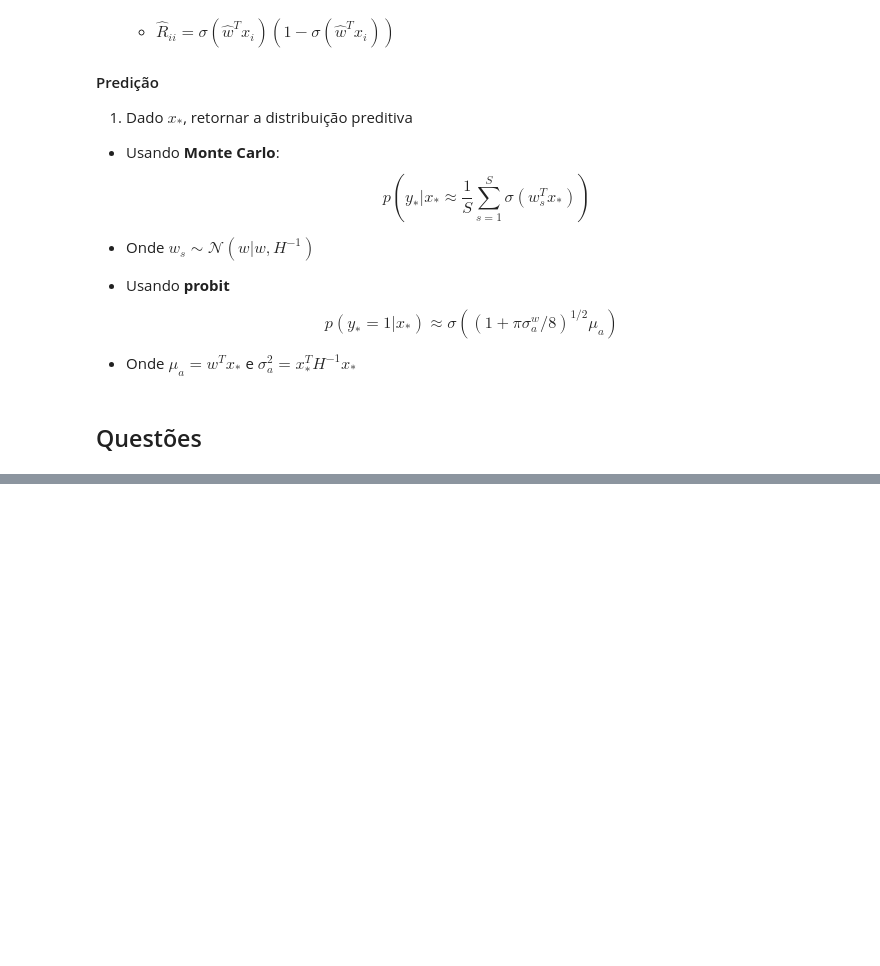
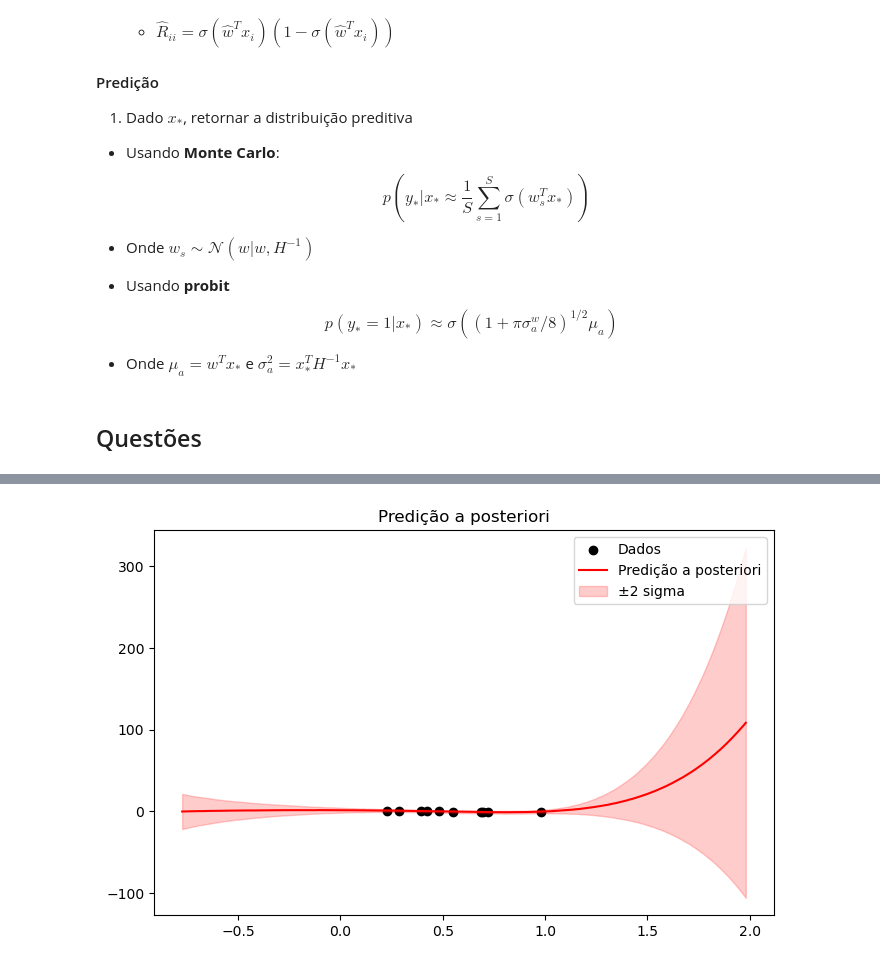
Before and after one commit to Lucasaraga0/ama_prob, a Jupyter notebook: amaprob_trab2/lista2.ipynb, the cells around one changed output, grey strips where cells are left out. Drawn from its saved outputs; the diff is of its cells as text; code cells hidden in the pictures; blank space fills up the shorter version.

```diff
--- a/amaprob_trab2/lista2.ipynb
+++ b/amaprob_trab2/lista2.ipynb
@@ -226,0 +313,22 @@ class BayesianRegLogis():
+# %%
+model.estimate(X_polynomial, y_polynomial)
+
+posterior_preds = [model.predict(X_test_df) for _ in range(300)]
+posterior_preds = np.array(posterior_preds)
+post_mean = posterior_preds.mean(axis=0)
+post_std = posterior_preds.std(axis=0)
+
+plt.figure(figsize=(8,5))
+plt.scatter(X_polynomial, y_polynomial, color='black', label='Dados')
+plt.plot(X_test, post_mean, 'r', label='Predição a posteriori')
+plt.fill_between(
+    X_test.flatten(),
+    (post_mean - 2 * post_std),
+    (post_mean + 2 * post_std),
+    color='red', alpha=0.2, label='±2 sigma'
+)
+plt.legend()
+plt.title("Predição a posteriori")
+plt.show()
+# %% [output]
+[figure, added]
```
Also changed, not shown: parts of 15 cells of this notebook, 2 other files.
